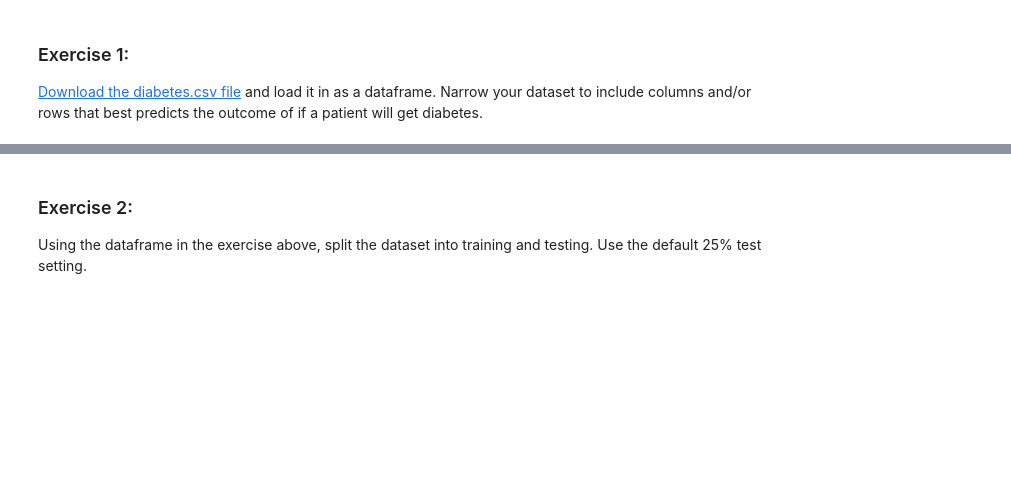
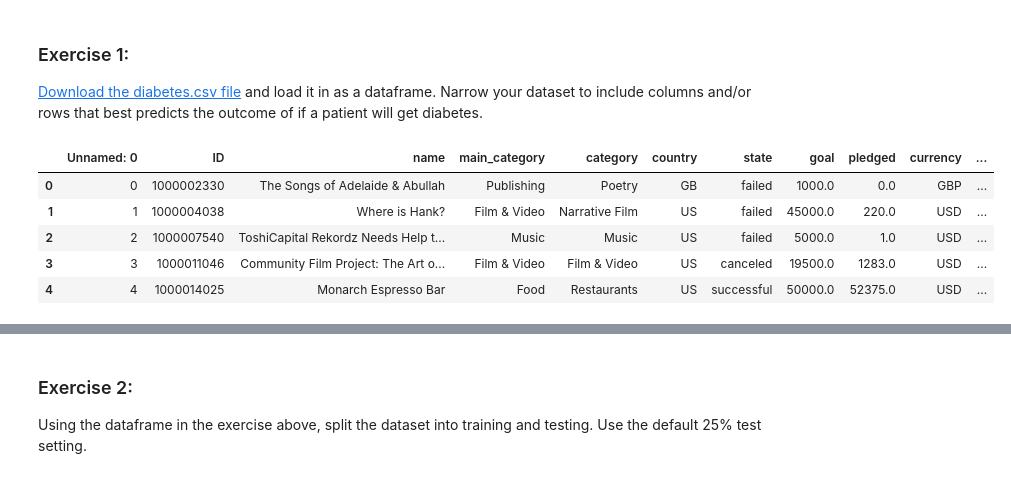
Before and after one commit to jcyang36/DataWeek1-120219, a Jupyter notebook: Module 1.8 Exercises.ipynb, the cells around one changed output, grey strips where cells are left out. Saved outputs shown, nothing was run; the diff lists cells and outputs as text; code cells hidden in the pictures; blank space fills up the shorter version.

```diff
--- a/Module 1.8 Exercises.ipynb
+++ b/Module 1.8 Exercises.ipynb
@@ -4,3 +4,30 @@
 ### Exercise 1:
 
 [Download the diabetes.csv file](https://notebooks.azure.com/priesterkc/projects/DABmaterial/tree/datasets) and load it in as a dataframe. Narrow your dataset to include columns and/or rows that best predicts the outcome of if a patient will get diabetes.
+# %%
+import numpy as np
+import pandas as pd
+
+import sklearn
+import matplotlib.pyplot as plt
+import seaborn as sns
+
+from sklearn.datasets import load_boston
+
+%matplotlib inline
+
+from sklearn.linear_model import LogisticRegression
+from sklearn.model_selection import train_test_split
+from sklearn.metrics import classification_report
+from sklearn.metrics import confusion_matrix
+
+
+df=pd.read_csv('datasets/Kickstartercombo.csv')
+df.head()
+# %% [output]
+|  | Unnamed: 0 | ID | name | main_category | category | country | state | goal | pledged | currency | ... |
+| 0 | 0 | 1000002330 | The Songs of Adelaide & Abullah | Publishing | Poetry | GB | failed | 1000.0 | 0.0 | GBP | ... |
+| 1 | 1 | 1000004038 | Where is Hank? | Film & Video | Narrative Film | US | failed | 45000.0 | 220.0 | USD | ... |
+| 2 | 2 | 1000007540 | ToshiCapital Rekordz Needs Help t... | Music | Music | US | failed | 5000.0 | 1.0 | USD | ... |
+| 3 | 3 | 1000011046 | Community Film Project: The Art o... | Film & Video | Film & Video | US | canceled | 19500.0 | 1283.0 | USD | ... |
+| 4 | 4 | 1000014025 | Monarch Espresso Bar | Food | Restaurants | US | successful | 50000.0 | 52375.0 | USD | ... |
```
Also changed, not shown: parts of 4 cells of this notebook, 1 other file.
